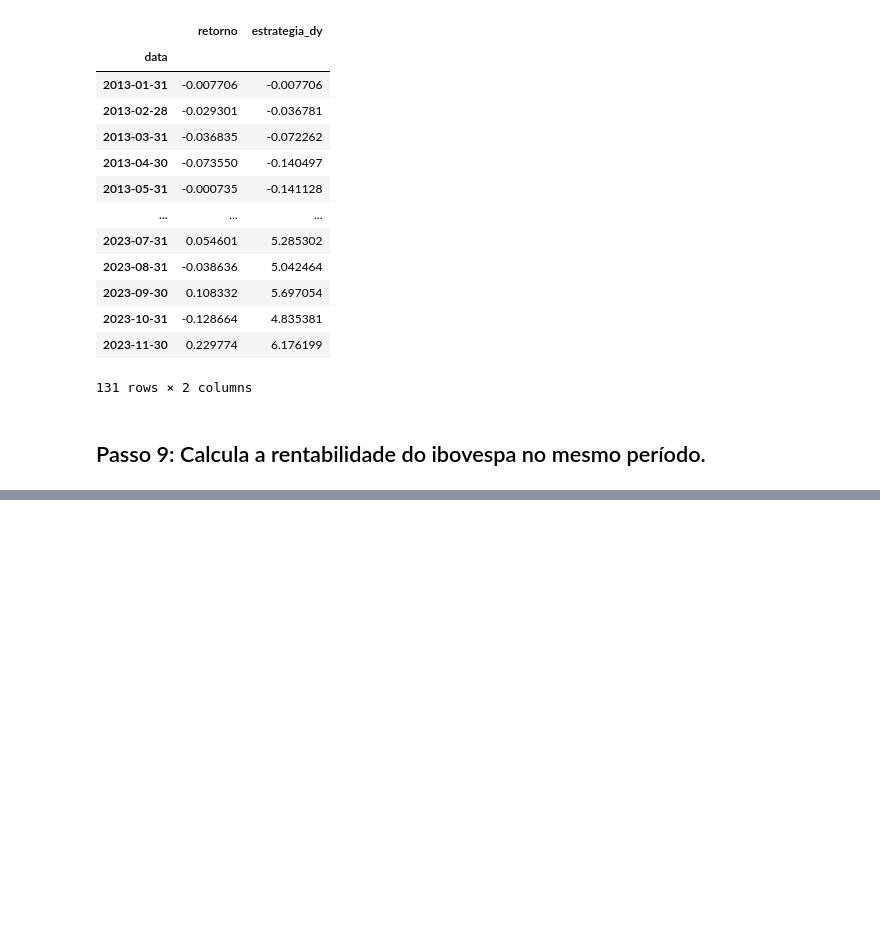
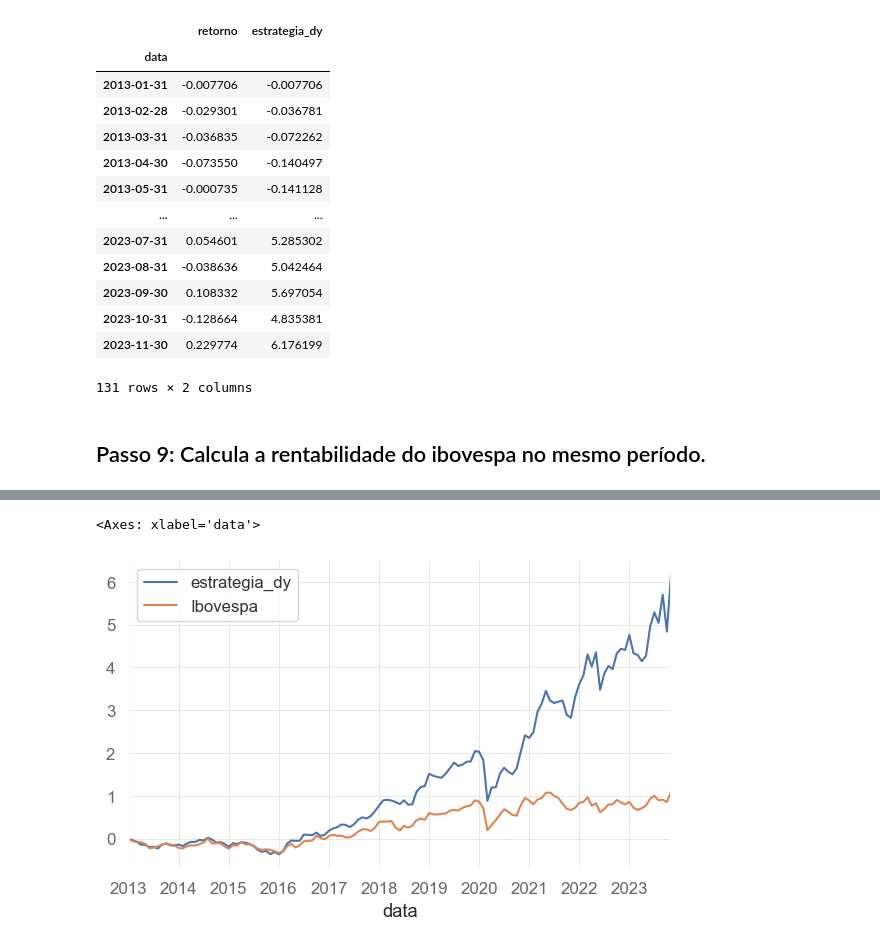
Before and after one commit to edigarmaia/python-mercado-financeiro, a Jupyter notebook: Modelo de Investimento.ipynb, the cells around one changed output, grey strips where cells are left out. Drawn from its saved outputs; the diff is of its cells as text; code cells hidden in the pictures; blank space fills up the shorter version.

```diff
--- a/Modelo de Investimento.ipynb
+++ b/Modelo de Investimento.ipynb
@@ -221,0 +233,5 @@ rentabilidade_por_carteira = rentabilidade_por_carteira.drop('retorno', axis = 1
+# %%
+rentabilidade_por_carteira.plot(figsize = (7,4))
+# %% [output]
+<Axes: xlabel='data'>
+[figure, added]
```
Also changed, not shown: parts of 2 cells of this notebook.
